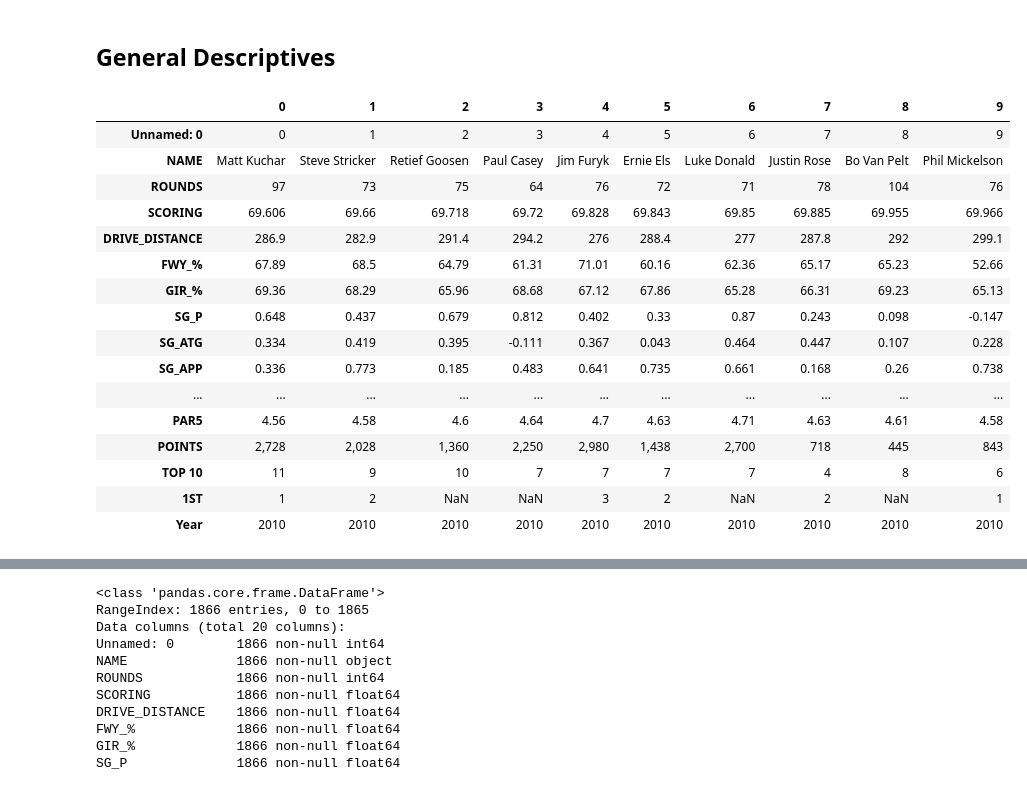
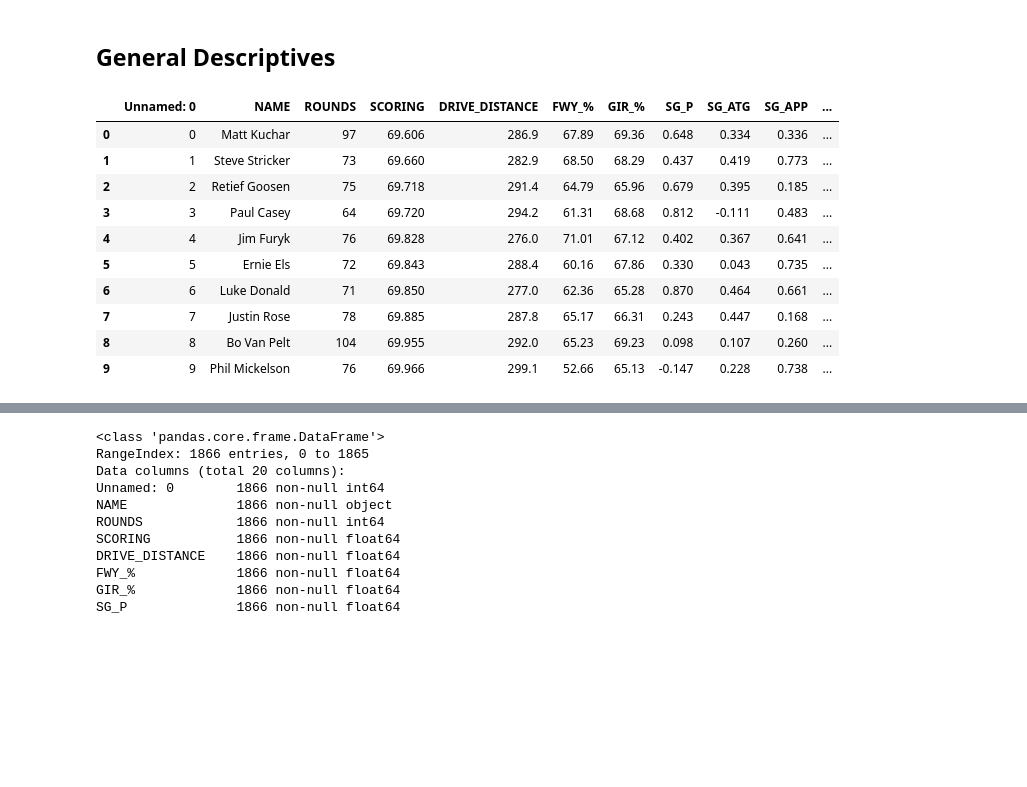
Before and after one commit to jonathannocek/pga-data-analysis, a Jupyter notebook: pga_data_analysis.ipynb, the cells around one changed output, grey strips where cells are left out. Cells and saved outputs as stored; diff of their text form; code cells hidden in the pictures; blank space fills up the shorter version.

```diff
--- a/pga_data_analysis.ipynb
+++ b/pga_data_analysis.ipynb
@@ -88,23 +88,17 @@ Mounted at /content/drive
 # %% [markdown]
 ## **General Descriptives**
 # %%
-df_pga.head(10).transpose()
+df_pga.head(10)
 # %% [output]
-|  | 0 | 1 | 2 | 3 | 4 | 5 | 6 | 7 | 8 | 9 |
-| Unnamed: 0 | 0 | 1 | 2 | 3 | 4 | 5 | 6 | 7 | 8 | 9 |
-| NAME | Matt Kuchar | Steve Stricker | Retief Goosen | Paul Casey | Jim Furyk | Ernie Els | Luke Donald | Justin Rose | Bo Van Pelt | Phil Mickelson |
-| ROUNDS | 97 | 73 | 75 | 64 | 76 | 72 | 71 | 78 | 104 | 76 |
-| SCORING | 69.606 | 69.66 | 69.718 | 69.72 | 69.828 | 69.843 | 69.85 | 69.885 | 69.955 | 69.966 |
-| DRIVE_DISTANCE | 286.9 | 282.9 | 291.4 | 294.2 | 276 | 288.4 | 277 | 287.8 | 292 | 299.1 |
-| FWY_% | 67.89 | 68.5 | 64.79 | 61.31 | 71.01 | 60.16 | 62.36 | 65.17 | 65.23 | 52.66 |
-| GIR_% | 69.36 | 68.29 | 65.96 | 68.68 | 67.12 | 67.86 | 65.28 | 66.31 | 69.23 | 65.13 |
-| SG_P | 0.648 | 0.437 | 0.679 | 0.812 | 0.402 | 0.33 | 0.87 | 0.243 | 0.098 | -0.147 |
-| SG_ATG | 0.334 | 0.419 | 0.395 | -0.111 | 0.367 | 0.043 | 0.464 | 0.447 | 0.107 | 0.228 |
-| SG_APP | 0.336 | 0.773 | 0.185 | 0.483 | 0.641 | 0.735 | 0.661 | 0.168 | 0.26 | 0.738 |
-| ... | ... | ... | ... | ... | ... | ... | ... | ... | ... | ... |
-| PAR5 | 4.56 | 4.58 | 4.6 | 4.64 | 4.7 | 4.63 | 4.71 | 4.63 | 4.61 | 4.58 |
-| POINTS | 2,728 | 2,028 | 1,360 | 2,250 | 2,980 | 1,438 | 2,700 | 718 | 445 | 843 |
-| TOP 10 | 11 | 9 | 10 | 7 | 7 | 7 | 7 | 4 | 8 | 6 |
-| 1ST | 1 | 2 | NaN | NaN | 3 | 2 | NaN | 2 | NaN | 1 |
-| Year | 2010 | 2010 | 2010 | 2010 | 2010 | 2010 | 2010 | 2010 | 2010 | 2010 |
+|  | Unnamed: 0 | NAME | ROUNDS | SCORING | DRIVE_DISTANCE | FWY_% | GIR_% | SG_P | SG_ATG | SG_APP | ... |
+| 0 | 0 | Matt Kuchar | 97 | 69.606 | 286.9 | 67.89 | 69.36 | 0.648 | 0.334 | 0.336 | ... |
+| 1 | 1 | Steve Stricker | 73 | 69.660 | 282.9 | 68.50 | 68.29 | 0.437 | 0.419 | 0.773 | ... |
+| 2 | 2 | Retief Goosen | 75 | 69.718 | 291.4 | 64.79 | 65.96 | 0.679 | 0.395 | 0.185 | ... |
+| 3 | 3 | Paul Casey | 64 | 69.720 | 294.2 | 61.31 | 68.68 | 0.812 | -0.111 | 0.483 | ... |
+| 4 | 4 | Jim Furyk | 76 | 69.828 | 276.0 | 71.01 | 67.12 | 0.402 | 0.367 | 0.641 | ... |
+| 5 | 5 | Ernie Els | 72 | 69.843 | 288.4 | 60.16 | 67.86 | 0.330 | 0.043 | 0.735 | ... |
+| 6 | 6 | Luke Donald | 71 | 69.850 | 277.0 | 62.36 | 65.28 | 0.870 | 0.464 | 0.661 | ... |
+| 7 | 7 | Justin Rose | 78 | 69.885 | 287.8 | 65.17 | 66.31 | 0.243 | 0.447 | 0.168 | ... |
+| 8 | 8 | Bo Van Pelt | 104 | 69.955 | 292.0 | 65.23 | 69.23 | 0.098 | 0.107 | 0.260 | ... |
+| 9 | 9 | Phil Mickelson | 76 | 69.966 | 299.1 | 52.66 | 65.13 | -0.147 | 0.228 | 0.738 | ... |
 # %%
```
Also changed, not shown: parts of 3 cells of this notebook.
